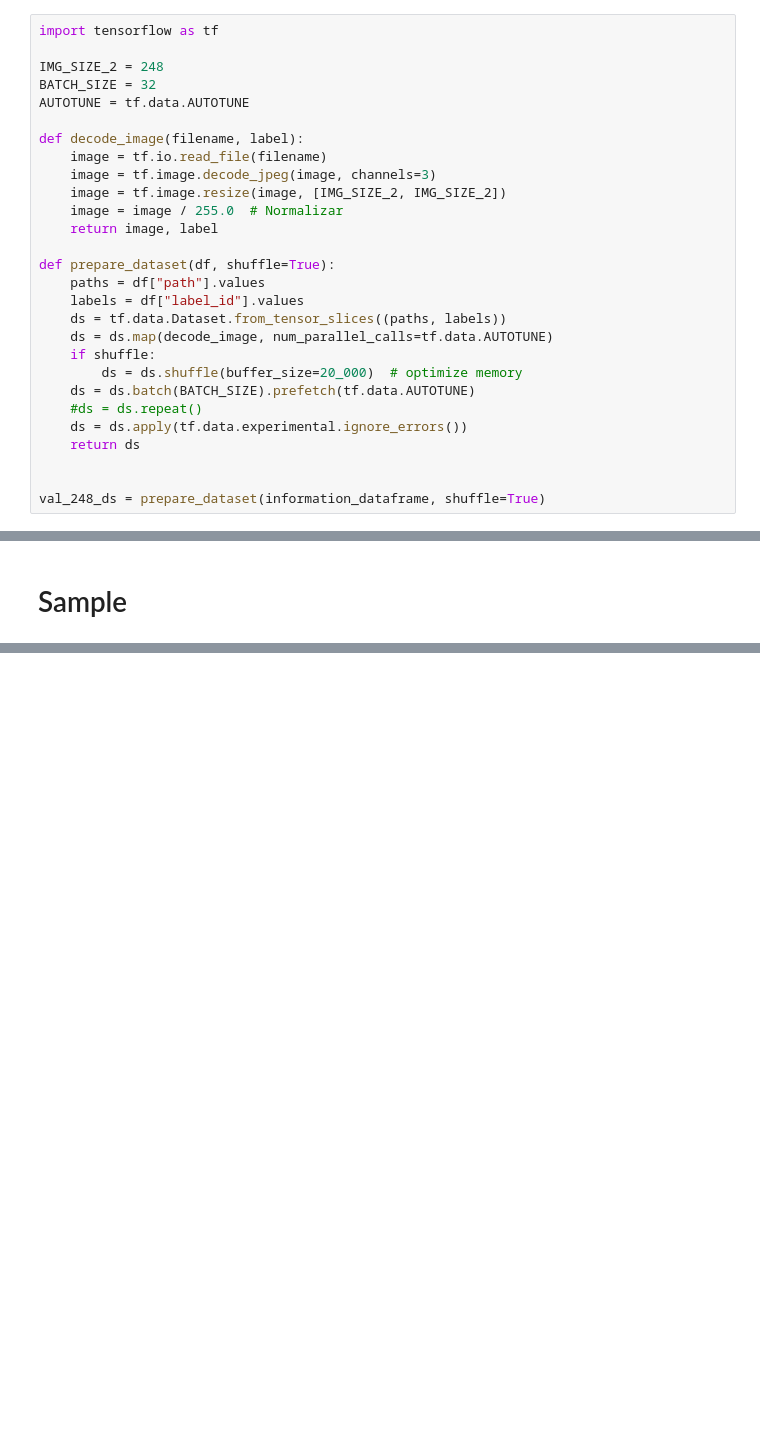
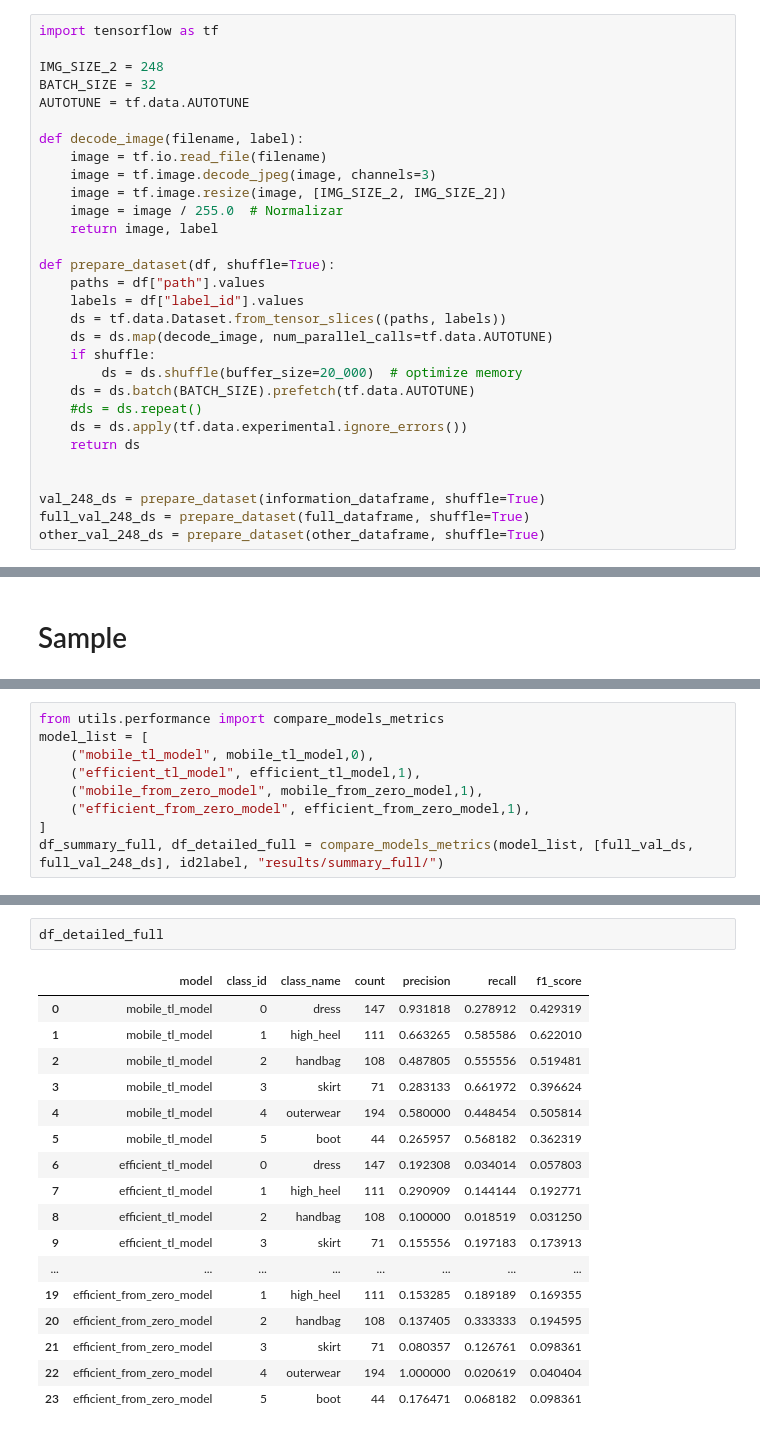
Before and after one commit to perrosdatos/deepfashion_categorization, a Jupyter notebook: last_validation.ipynb, the cells around one changed output, grey strips where cells are left out. Cells and saved outputs as stored; diff of their text form; blank space fills up the shorter version.

```diff
--- a/last_validation.ipynb
+++ b/last_validation.ipynb
@@ -152,6 +154,8 @@ def prepare_dataset(df, shuffle=True):
 
 
 val_248_ds = prepare_dataset(information_dataframe, shuffle=True)
+full_val_248_ds = prepare_dataset(full_dataframe, shuffle=True)
+other_val_248_ds = prepare_dataset(other_dataframe, shuffle=True)
 # %%
 from utils.performance import plot_top3_predictions, evaluate_and_save_metrics, plot_random_images_per_category
 # %%
@@ -339,0 +350,9 @@ df_detailed
+# %%
+from utils.performance import compare_models_metrics
+model_list = [
+    ("mobile_tl_model", mobile_tl_model,0),
+    ("efficient_tl_model", efficient_tl_model,1),
+    ("mobile_from_zero_model", mobile_from_zero_model,1),
+    ("efficient_from_zero_model", efficient_from_zero_model,1),
+]
+df_summary_full, df_detailed_full = compare_models_metrics(model_list, [full_val_ds, full_val_248_ds], id2label, "results/summary_full/")
@@ -339,0 +378,20 @@ df_detailed
+# %%
+df_detailed_full
+# %% [output]
+|  | model | class_id | class_name | count | precision | recall | f1_score |
+| 0 | mobile_tl_model | 0 | dress | 147 | 0.931818 | 0.278912 | 0.429319 |
+| 1 | mobile_tl_model | 1 | high_heel | 111 | 0.663265 | 0.585586 | 0.622010 |
+| 2 | mobile_tl_model | 2 | handbag | 108 | 0.487805 | 0.555556 | 0.519481 |
+| 3 | mobile_tl_model | 3 | skirt | 71 | 0.283133 | 0.661972 | 0.396624 |
+| 4 | mobile_tl_model | 4 | outerwear | 194 | 0.580000 | 0.448454 | 0.505814 |
+| 5 | mobile_tl_model | 5 | boot | 44 | 0.265957 | 0.568182 | 0.362319 |
+| 6 | efficient_tl_model | 0 | dress | 147 | 0.192308 | 0.034014 | 0.057803 |
+| 7 | efficient_tl_model | 1 | high_heel | 111 | 0.290909 | 0.144144 | 0.192771 |
+| 8 | efficient_tl_model | 2 | handbag | 108 | 0.100000 | 0.018519 | 0.031250 |
+| 9 | efficient_tl_model | 3 | skirt | 71 | 0.155556 | 0.197183 | 0.173913 |
+| ... | ... | ... | ... | ... | ... | ... | ... |
+| 19 | efficient_from_zero_model | 1 | high_heel | 111 | 0.153285 | 0.189189 | 0.169355 |
+| 20 | efficient_from_zero_model | 2 | handbag | 108 | 0.137405 | 0.333333 | 0.194595 |
+| 21 | efficient_from_zero_model | 3 | skirt | 71 | 0.080357 | 0.126761 | 0.098361 |
+| 22 | efficient_from_zero_model | 4 | outerwear | 194 | 1.000000 | 0.020619 | 0.040404 |
+| 23 | efficient_from_zero_model | 5 | boot | 44 | 0.176471 | 0.068182 | 0.098361 |
```
Also changed, not shown: parts of 18 cells of this notebook, 7 other files.
